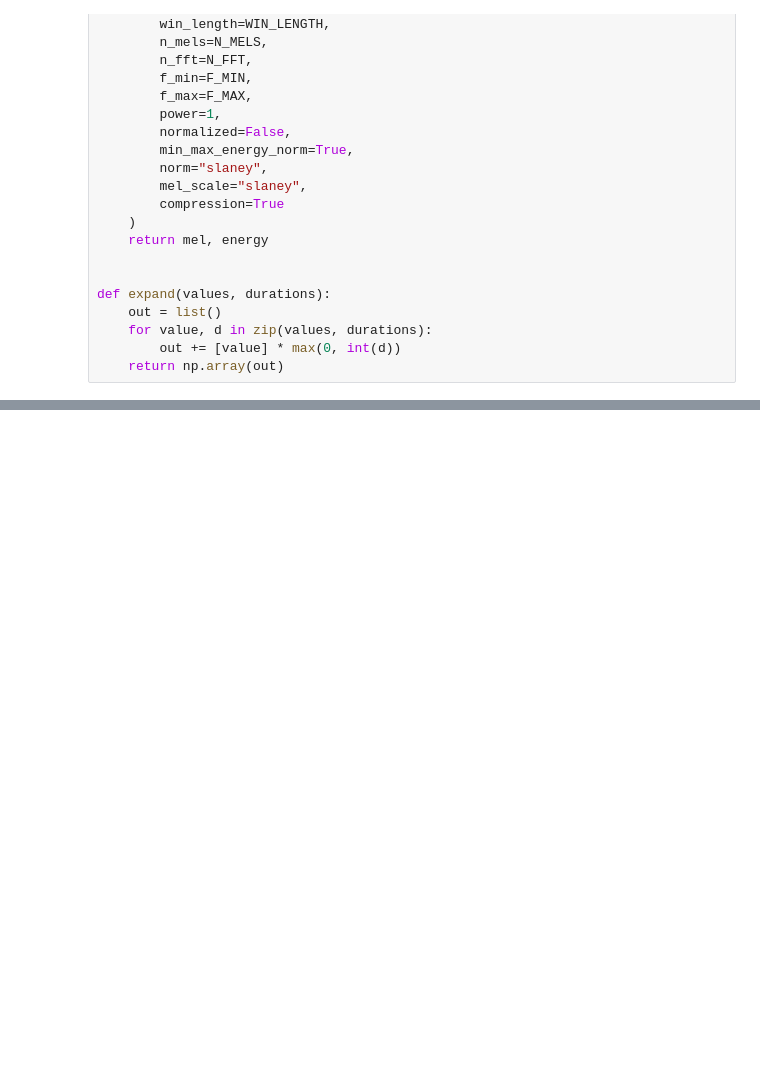
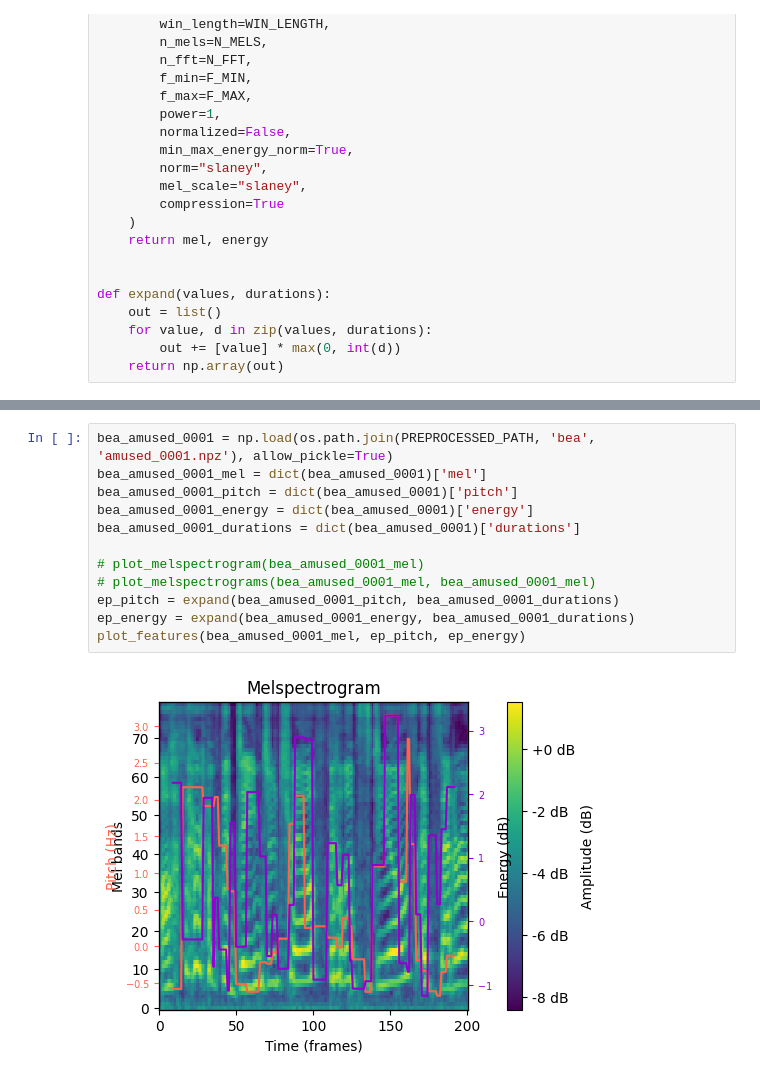
Before and after one commit to Orca0917/fine-grained-emotional-control-of-tts, a Jupyter notebook: emo_rank_tts/fine_grained_emotional_control_of_tts.ipynb, the cells around one changed output, grey strips where cells are left out. Drawn from its saved outputs; the diff is of its cells as text; blank space fills up the shorter version.

```diff
--- a/emo_rank_tts/fine_grained_emotional_control_of_tts.ipynb
+++ b/emo_rank_tts/fine_grained_emotional_control_of_tts.ipynb
@@ -385,3 +464,17 @@ for speaker in tbar:
+# %%
+bea_amused_0001 = np.load(os.path.join(PREPROCESSED_PATH, 'bea', 'amused_0001.npz'), allow_pickle=True)
+bea_amused_0001_mel = dict(bea_amused_0001)['mel']
+bea_amused_0001_pitch = dict(bea_amused_0001)['pitch']
+bea_amused_0001_energy = dict(bea_amused_0001)['energy']
+bea_amused_0001_durations = dict(bea_amused_0001)['durations']
+
+# plot_melspectrogram(bea_amused_0001_mel)
+# plot_melspectrograms(bea_amused_0001_mel, bea_amused_0001_mel)
+ep_pitch = expand(bea_amused_0001_pitch, bea_amused_0001_durations)
+ep_energy = expand(bea_amused_0001_energy, bea_amused_0001_durations)
+plot_features(bea_amused_0001_mel, ep_pitch, ep_energy)
+# %% [output]
+[figure, added]
 # %%
 import torchaudio
 from speechbrain.inference.vocoders import HIFIGAN
```
Also changed, not shown: parts of 7 cells of this notebook, 6 other files.
